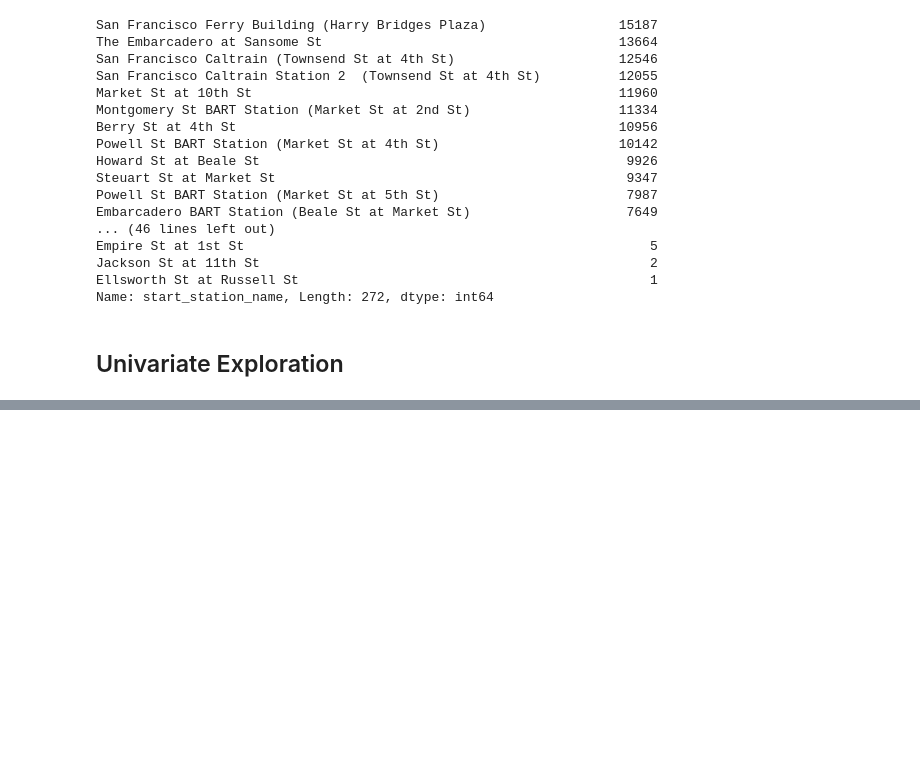
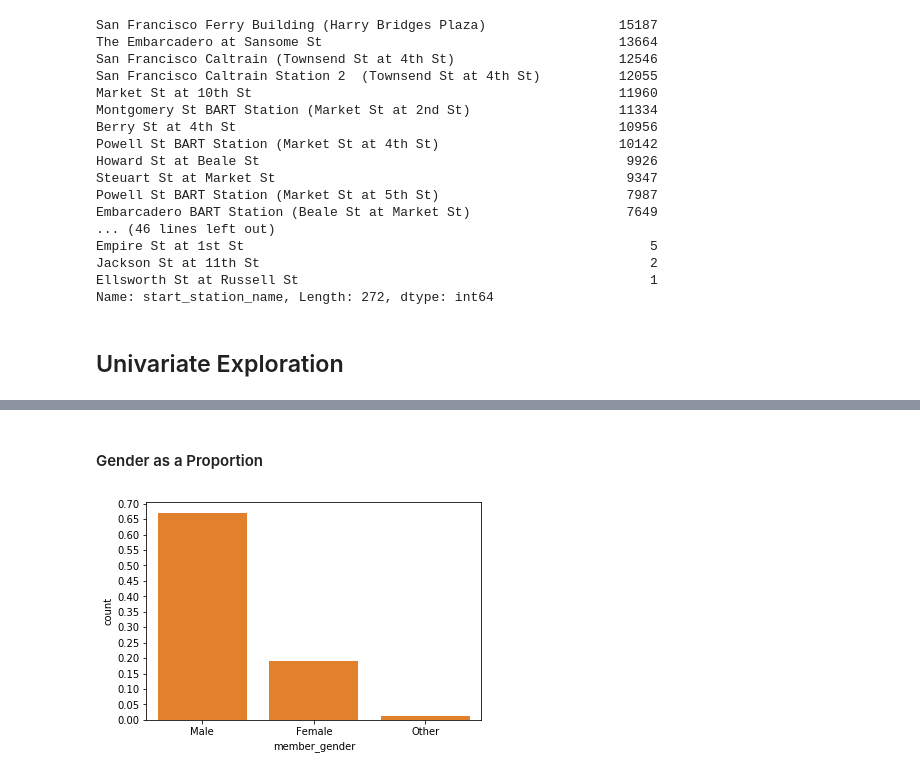
Before and after one commit to juliouribe/Visualizing_Bike_Data, a Jupyter notebook: Exploratory_Analysis.ipynb, the cells around one changed output, grey strips where cells are left out. Saved outputs shown, nothing was run; the diff lists cells and outputs as text; code cells hidden in the pictures; blank space fills up the shorter version.

```diff
--- a/Exploratory_Analysis.ipynb
+++ b/Exploratory_Analysis.ipynb
@@ -123,0 +133,19 @@ Histogram of duration bikes are rented
+# %% [markdown]
+#### Gender as a Proportion
+# %%
+n_points = bikes_clean.shape[0]
+max_count = bikes_clean['member_gender'].value_counts().max()
+max_prop = max_count / n_points
+
+# generate tick mark locations and names
+tick_props = np.arange(0, max_prop+0.1, 0.05)
+tick_names = ['{:0.2f}'.format(v) for v in tick_props]
+
+# create the plot
+base_color = sb.color_palette()[1]
+plt.yticks(tick_props * n_points, tick_names)
+plt.ylabel('Proportion')
+plt.xlabel('Member Gender')
+sb.countplot(data = bikes_clean, x = 'member_gender', color = base_color);
+# %% [output]
+[figure, added]
```
Also changed, not shown: parts of 9 cells of this notebook.
